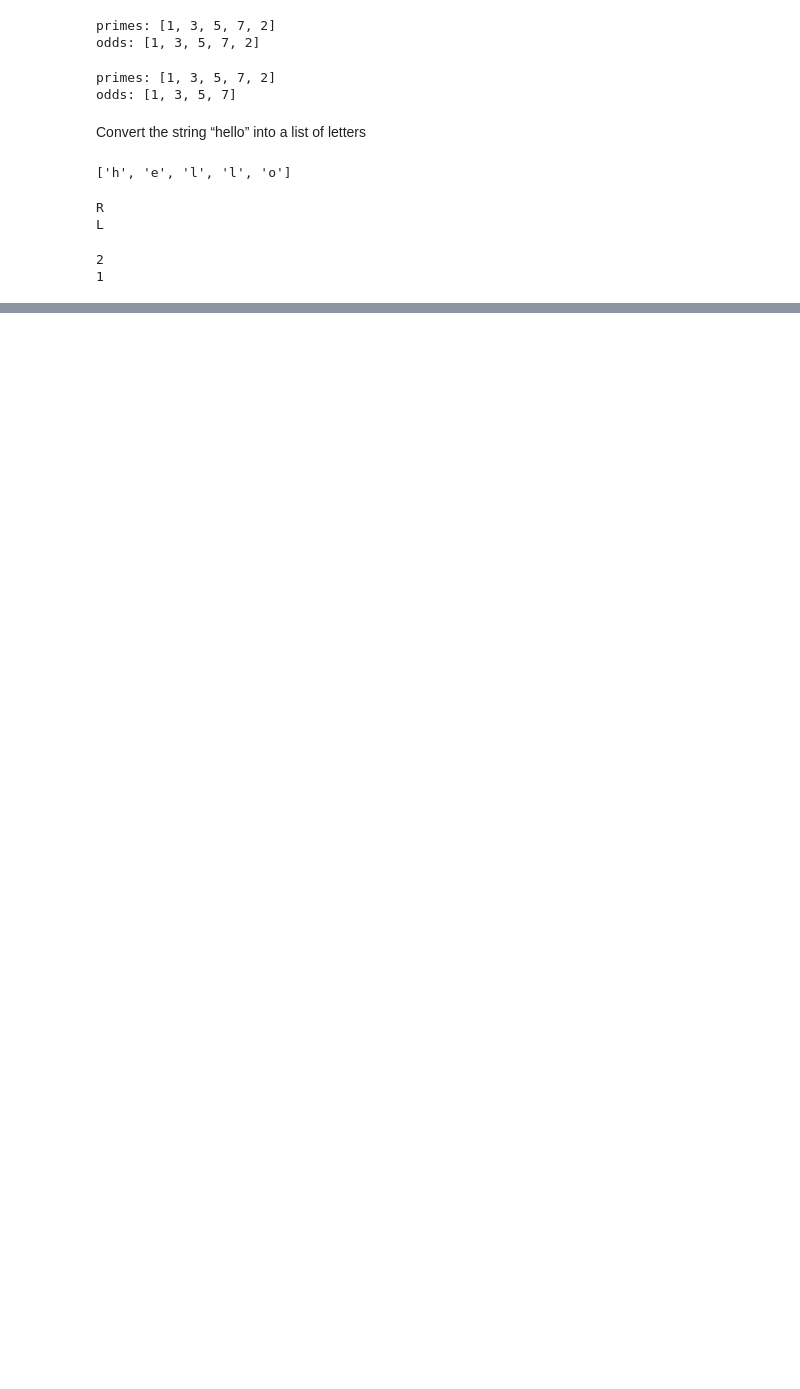
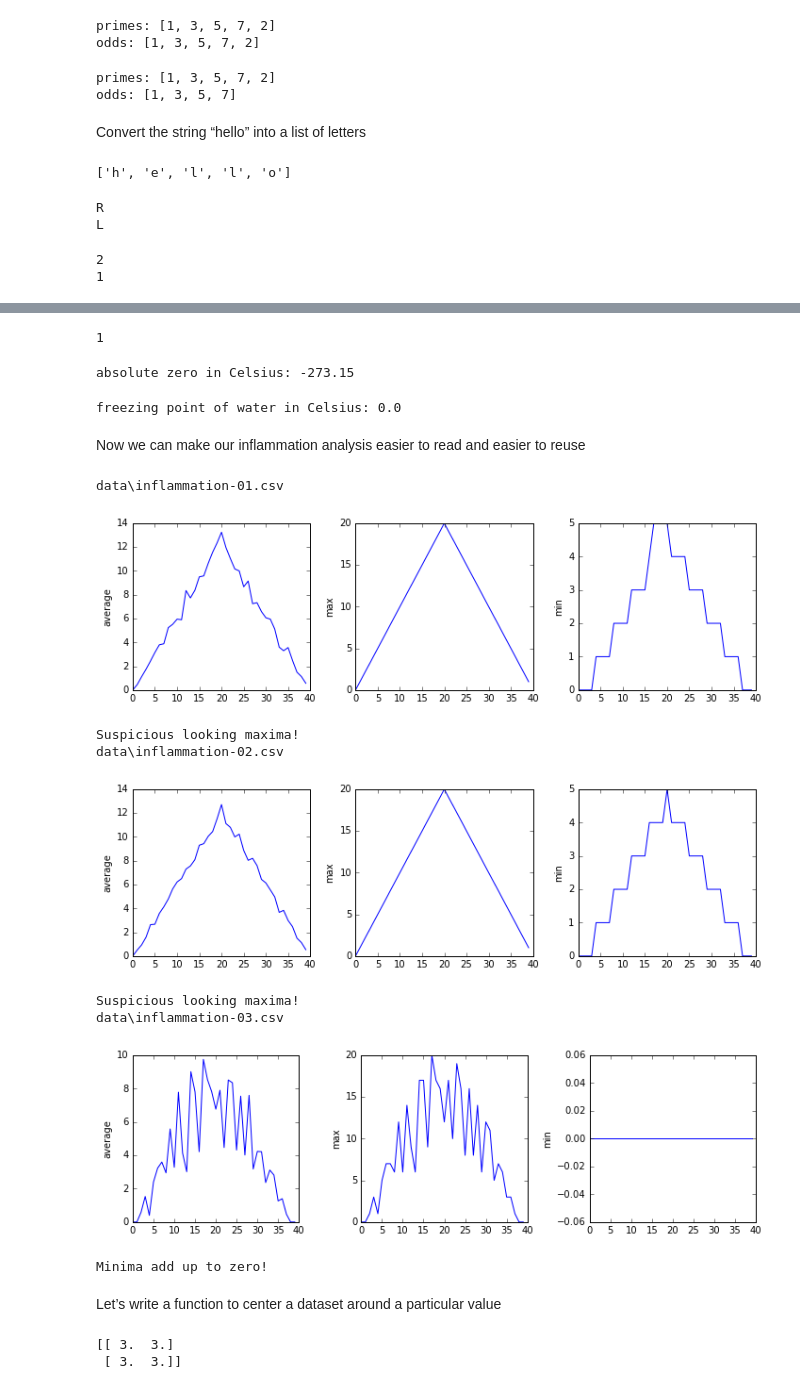
Before and after one commit to koptelovmax/gaussianprocess, a Jupyter notebook: Python/Learning_Python.ipynb, the cells around one changed output, grey strips where cells are left out. Saved outputs shown, nothing was run; the diff lists cells and outputs as text; code cells hidden in the pictures; blank space fills up the shorter version.

```diff
--- a/Python/Learning_Python.ipynb
+++ b/Python/Learning_Python.ipynb
@@ -407,0 +594,73 @@ print(right)
+# %%
+3//2
+# %% [output]
+1
+# %%
+def kelvin_to_celsius(temp_k):
+    return temp_k - 273.15
+
+print('absolute zero in Celsius:', kelvin_to_celsius(0.0))
+# %% [output]
+absolute zero in Celsius: -273.15
+# %%
+def fahr_to_celsius(temp_f):
+    temp_k = fahr_to_kelvin(temp_f)
+    result = kelvin_to_celsius(temp_k)
+    return result
+
+print('freezing point of water in Celsius:', fahr_to_celsius(32.0))
+# %% [output]
+freezing point of water in Celsius: 0.0
+# %%
+def analyze(filename):
+
+    data = numpy.loadtxt(fname=filename, delimiter=',')
+
+    fig = matplotlib.pyplot.figure(figsize=(10.0, 3.0))
+
+    axes1 = fig.add_subplot(1, 3, 1)
+    axes2 = fig.add_subplot(1, 3, 2)
+    axes3 = fig.add_subplot(1, 3, 3)
+
+    axes1.set_ylabel('average')
+    axes1.plot(data.mean(axis=0))
+
+    axes2.set_ylabel('max')
+    axes2.plot(data.max(axis=0))
+
+    axes3.set_ylabel('min')
+    axes3.plot(data.min(axis=0))
+
+    fig.tight_layout()
+    matplotlib.pyplot.show()
+
+
+def detect_problems(filename):
+
+    data = numpy.loadtxt(fname=filename, delimiter=',')
+
+    if data.max(axis=0)[0] == 0 and data.max(axis=0)[20] == 20:
+        print('Suspicious looking maxima!')
+    elif data.min(axis=0).sum() == 0:
+        print('Minima add up to zero!')
+    else:
+        print('Seems OK!')
+# %% [markdown]
+Now we can make our inflammation analysis easier to read and easier to reuse
+# %%
+for f in filenames[:3]:
+    print(f)
+    analyze(f)
+    detect_problems(f)
+# %% [output]
+data\inflammation-01.csv
+[figure, added]
+Suspicious looking maxima!
+data\inflammation-02.csv
+[figure, added]
+Suspicious looking maxima!
+data\inflammation-03.csv
+[figure, added]
+Minima add up to zero!
+# %% [markdown]
+Let’s write a function to center a dataset around a particular value
@@ -407,0 +670,6 @@ print(right)
+# %%
+z = numpy.zeros((2,2))
+print(center(z, 3))
+# %% [output]
+[[ 3.  3.]
+ [ 3.  3.]]
```
Also changed, not shown: parts of 73 cells of this notebook, 5 other files.
